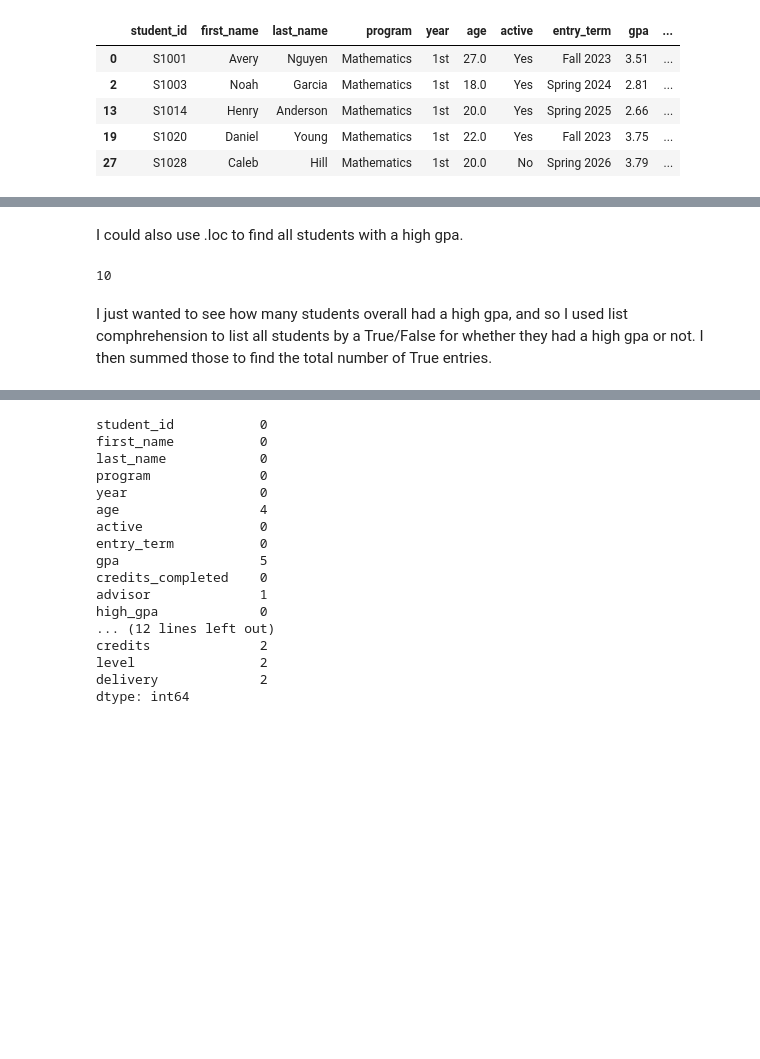
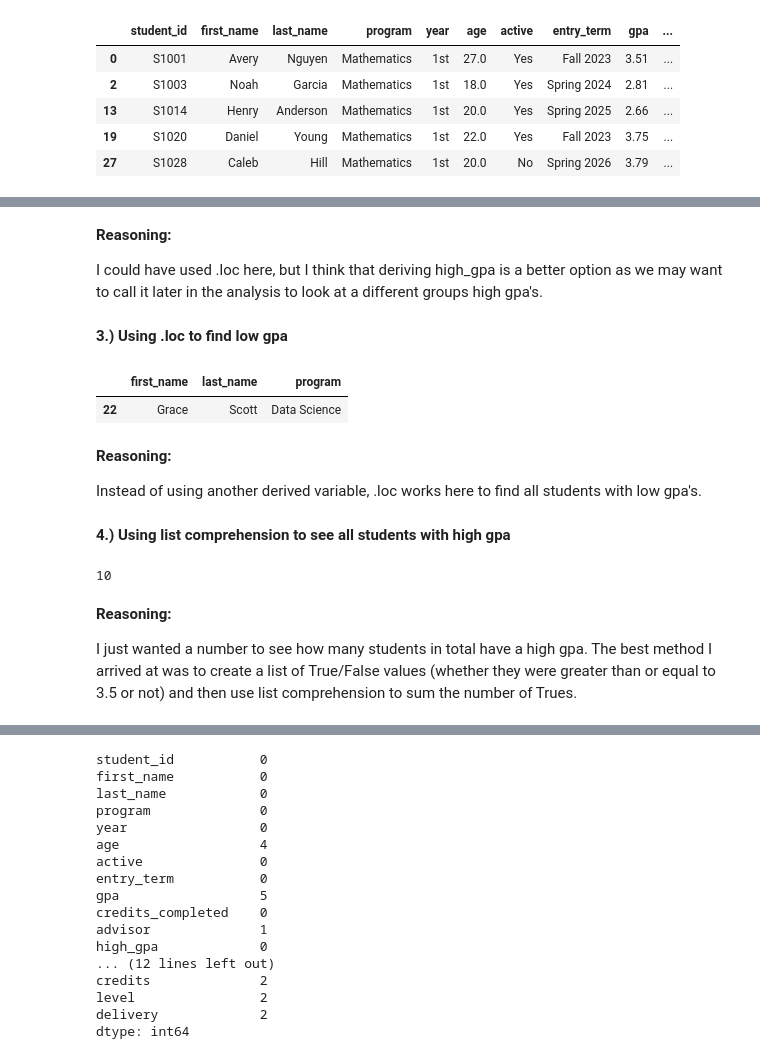
Before and after one commit to lukelowe19/STA556, a Jupyter notebook: notebooks/homework_1.ipynb, the cells around one changed output, grey strips where cells are left out. Cells and saved outputs as stored; diff of their text form; code cells hidden in the pictures; blank space fills up the shorter version.

```diff
--- a/notebooks/homework_1.ipynb
+++ b/notebooks/homework_1.ipynb
@@ -115,10 +132,22 @@ I also wanted to find which Mathematics students had a "high" gpa (>3.5). I crea
+# %% [markdown]
+**Reasoning:**
+
+I could have used .loc here, but I think that deriving high_gpa is a better option as we may want to call it later in the analysis to look at a different groups high gpa's.
+# %% [markdown]
+**3.) Using .loc to find low gpa**
 # %%
-#3
-high_gpa_students = students.loc[
-    students["gpa"] >= 3.5,
+low_gpa_students = students.loc[
+    students["gpa"] <= 2.5,
     ["first_name", "last_name","program"]
 ]
-#high_gpa_students
+low_gpa_students
+# %% [output]
+|  | first_name | last_name | program |
+| 22 | Grace | Scott | Data Science |
-# %% [markdown]
-I could also use .loc to find all students with a high gpa.
+# %% [markdown]
+**Reasoning:**
+
+Instead of using another derived variable, .loc works here to find all students with low gpa's.
+# %% [markdown]
+**4.) Using list comprehension to see all students with high gpa**
 # %%
@@ -129,5 +156,7 @@ sum(high_gpa_list)
 # %% [output]
 10
 # %% [markdown]
-I just wanted to see how many students overall had a high gpa, and so I used list comphrehension to list all students by a True/False for whether they had a high gpa or not. I then summed those to find the total number of True entries.
+**Reasoning:**
+
+I just wanted a number to see how many students in total have a high gpa. The best method I arrived at was to create a list of True/False values (whether they were greater than or equal to 3.5 or not) and then use list comprehension to sum the number of Trues.
 # %% [markdown]
```
Also changed, not shown: parts of 31 cells of this notebook, 1 other file.
